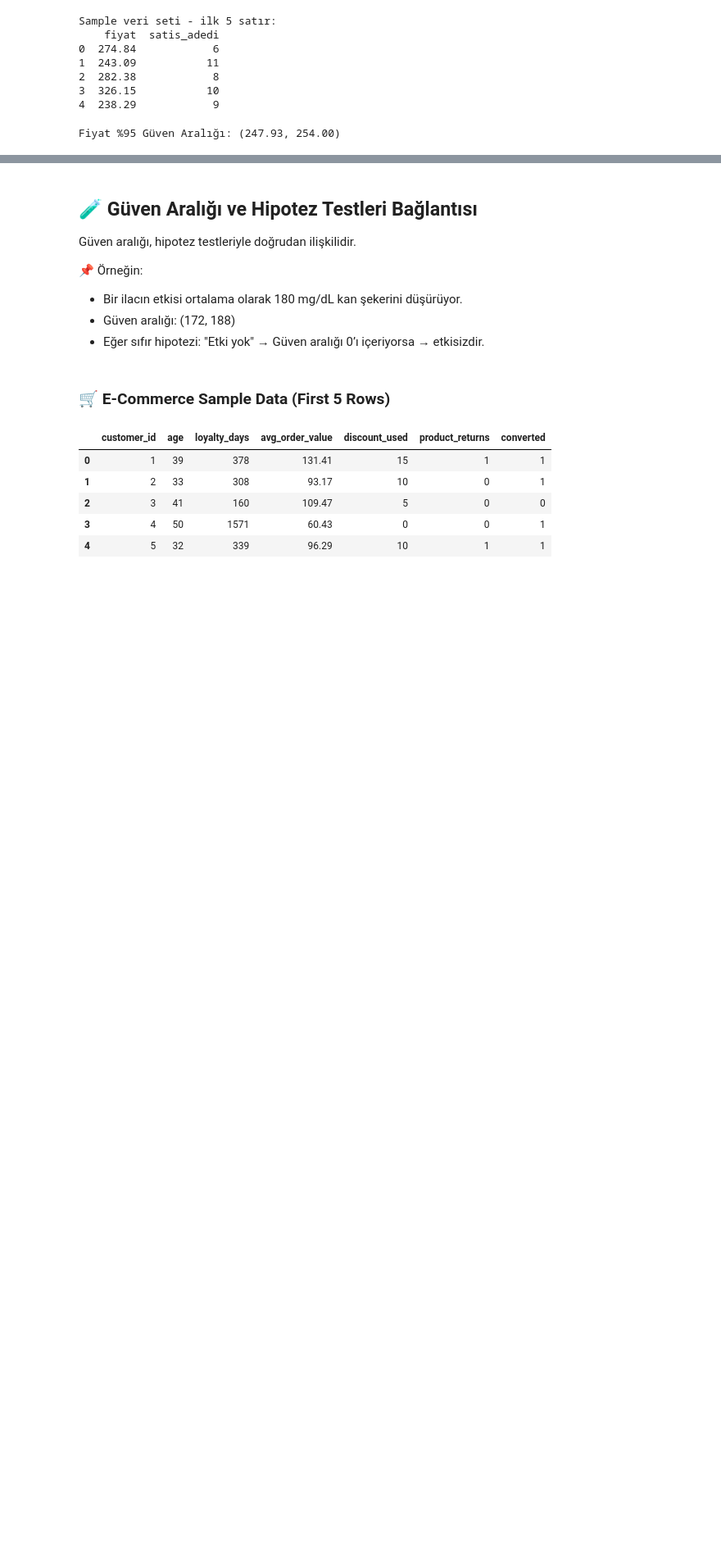
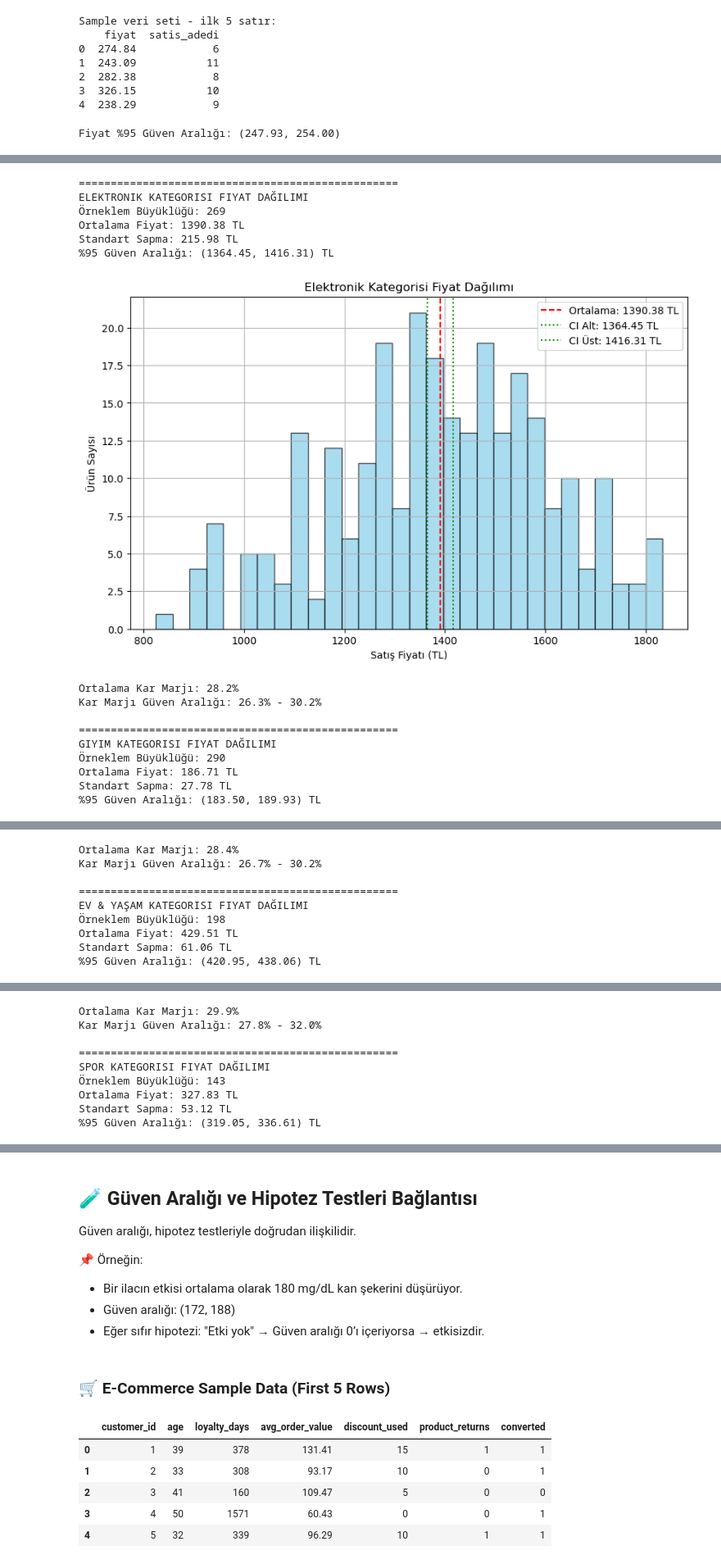
Before and after one commit to toygarpar/VeriBilimiTemelIstatistik, a Jupyter notebook: 14-guvenaraligi.ipynb, the cells around one changed output, grey strips where cells are left out. Shown at 82% size. Cells and saved outputs as stored; diff of their text form; code cells hidden in the pictures; blank space fills up the shorter version.

```diff
--- a/14-guvenaraligi.ipynb
+++ b/14-guvenaraligi.ipynb
@@ -189,0 +354,49 @@ plt.show()
+# %%
+# Kategorilere göre analiz
+for kategori in kategoriler:
+    fiyat_analizi(kategori)
+
+# Stok süresine göre fiyat stratejisi analizi
+print("\n" + "="*50)
+print("STOK SÜRESİNE GÖRE FİYAT STRATEJİSİ ANALİZİ")
+print("="*50)
+
+stok_gruplari = [
+    ('Yeni Ürünler (0-15 gün)', (0, 15)),
+    ('Normal Stok (16-60 gün)', (16, 60)),
+    ('Uzun Süreli Stok (61+ gün)', (61, 90))
+]
+
+for grup, (min_gun, max_gun) in stok_gruplari:
+    grup_df = df[(df['stok_gunu'] >= min_gun) & (df['stok_gunu'] <= max_gun)]
+    if not grup_df.empty:
+        ortalama_indirim = grup_df['indirim_orani'].mean()
+        if len(grup_df['indirim_orani']) > 1:
+            ci = sms.DescrStatsW(grup_df['indirim_orani']).tconfint_mean()
+            print(f"\n{grup}:")
+            print(f"Ortalama İndirim: {ortalama_indirim*100:.1f}%")
+            print(f"Güven Aralığı: {ci[0]*100:.1f}% - {ci[1]*100:.1f}%")
+        else:
+            print(f"\n{grup}:")
+            print(f"Ortalama İndirim: {ortalama_indirim*100:.1f}%")
+            print("Güven Aralığı hesaplanamıyor (yeterli veri yok).")
+        print(f"Örneklem Büyüklüğü: {len(grup_df)} ürün")
+    else:
+        print(f"\n{grup}: Bu aralıkta ürün bulunmuyor.")
+# %% [output]
+==================================================
+ELEKTRONIK KATEGORISI FIYAT DAĞILIMI
+Örneklem Büyüklüğü: 269
+Ortalama Fiyat: 1390.38 TL
+Standart Sapma: 215.98 TL
+%95 Güven Aralığı: (1364.45, 1416.31) TL
+[figure, added]
+Ortalama Kar Marjı: 28.2%
+Kar Marjı Güven Aralığı: 26.3% - 30.2%
+
+==================================================
+GIYIM KATEGORISI FIYAT DAĞILIMI
+Örneklem Büyüklüğü: 290
+Ortalama Fiyat: 186.71 TL
+Standart Sapma: 27.78 TL
+%95 Güven Aralığı: (183.50, 189.93) TL
@@ -189,0 +404,9 @@ plt.show()
+Ortalama Kar Marjı: 28.4%
+Kar Marjı Güven Aralığı: 26.7% - 30.2%
+
+==================================================
+EV & YAŞAM KATEGORISI FIYAT DAĞILIMI
+Örneklem Büyüklüğü: 198
+Ortalama Fiyat: 429.51 TL
+Standart Sapma: 61.06 TL
+%95 Güven Aralığı: (420.95, 438.06) TL
@@ -189,0 +414,9 @@ plt.show()
+Ortalama Kar Marjı: 29.9%
+Kar Marjı Güven Aralığı: 27.8% - 32.0%
+
+==================================================
+SPOR KATEGORISI FIYAT DAĞILIMI
+Örneklem Büyüklüğü: 143
+Ortalama Fiyat: 327.83 TL
+Standart Sapma: 53.12 TL
+%95 Güven Aralığı: (319.05, 336.61) TL
```
Also changed, not shown: parts of 16 cells of this notebook, 1 other file.
